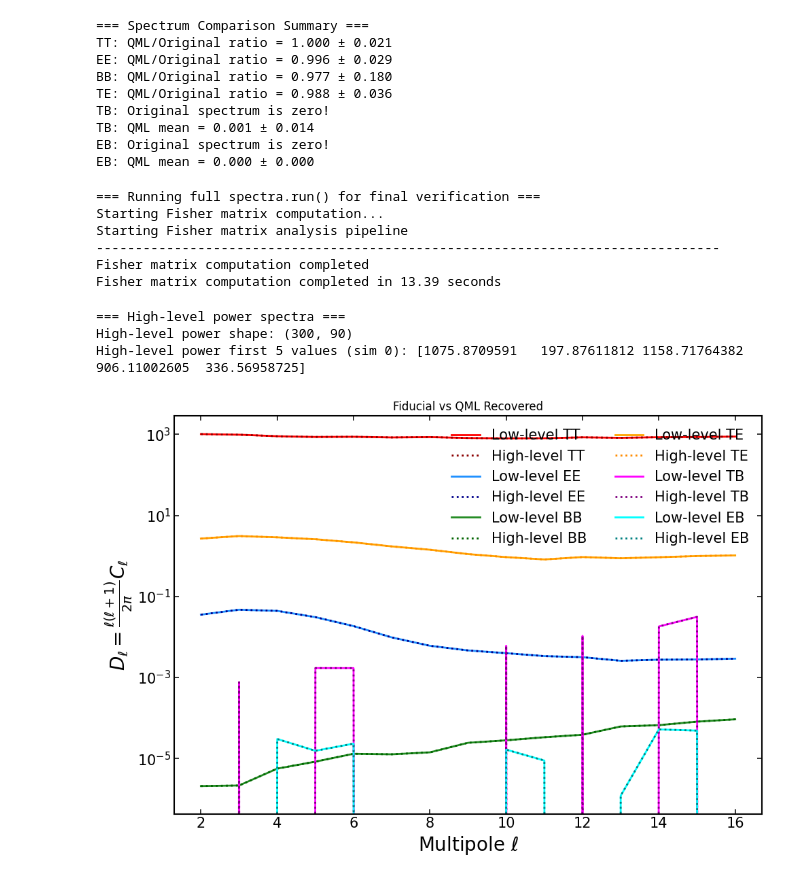
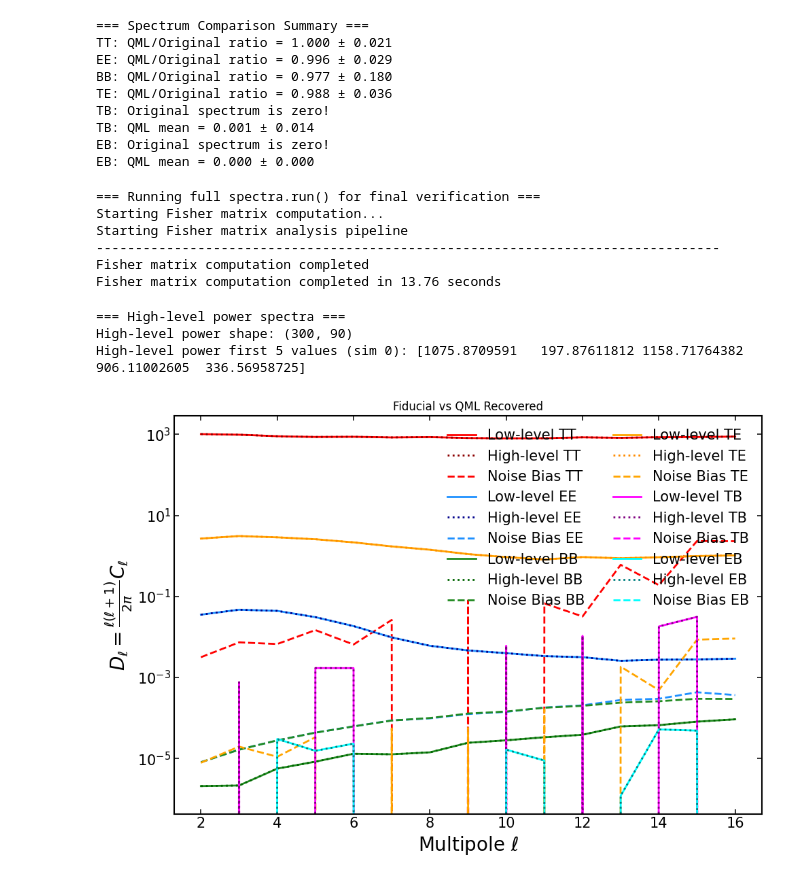
Before and after one commit to ggalloni/CosmoForge, a Jupyter notebook: src/cosmoforge.quelo/notebooks/all_TEB_spectra.ipynb, the cells around one changed output. Saved outputs shown, nothing was run; the diff lists cells and outputs as text; code cells hidden in the pictures.

```diff
--- a/src/cosmoforge.quelo/notebooks/all_TEB_spectra.ipynb
+++ b/src/cosmoforge.quelo/notebooks/all_TEB_spectra.ipynb
@@ -697,14 +697,16 @@ EB: QML mean = 0.000 ± 0.000
 print("\n=== Running full spectra.run() for final verification ===")
 spectra = Spectra(param_file)
 spectra.run()
-high_lev_power_spectra = spectra.get_power_spectra()
 # %% [output]
 === Running full spectra.run() for final verification ===
 Starting Fisher matrix computation...
 Starting Fisher matrix analysis pipeline
 --------------------------------------------------------------------------------
 Fisher matrix computation completed
-Fisher matrix computation completed in 13.39 seconds
+Fisher matrix computation completed in 13.76 seconds
+# %%
+high_lev_power_spectra = spectra.get_power_spectra()
+noise_bias = spectra.get_noise_bias()
 # %%
 print("=== High-level power spectra ===")
 print(f"High-level power shape: {high_lev_power_spectra.shape}")
@@ -728,31 +730,39 @@ for ispec, spec_label in enumerate(spectra.collection.spectra_labels):
 
     ell_mask = (ell >= 2) & (ell <= spectra.params.lmax)
     ell_plot = ell[ell_mask]
 
     ax.plot(
         ell_plot,
         computed,
         color=colors[ispec],
         label=f"Low-level {spec_label}",
         alpha=1,
     )
     ax.plot(
         ell_plot,
         computed_test,
         ":",
         color=high_colors[ispec],
         label=f"High-level {spec_label}",
         alpha=1,
     )
+    ax.plot(
+        ell_plot,
+        noise_bias[start_idx:end_idx],
+        "--",
+        color=colors[ispec],
+        label=f"Noise Bias {spec_label}",
+        alpha=1,
+    )
 
 ax.set_xlabel(r"Multipole $\ell$")
 ax.set_ylabel(r"$D_\ell = \frac{{\ell(\ell+1)}}{{2π}}C_\ell$")
 ax.set_title("Fiducial vs QML Recovered")
 ax.legend(ncol=2)
 ax.set_yscale("log")
 plt.show()
 # %% [output]
 === High-level power spectra ===
 High-level power shape: (300, 90)
 High-level power first 5 values (sim 0): [1075.8709591   197.87611812 1158.71764382  906.11002605  336.56958725]
-[figure, old version]
+[figure, new version]
```
Also changed, not shown: parts of 4 cells of this notebook, 1 other file.
